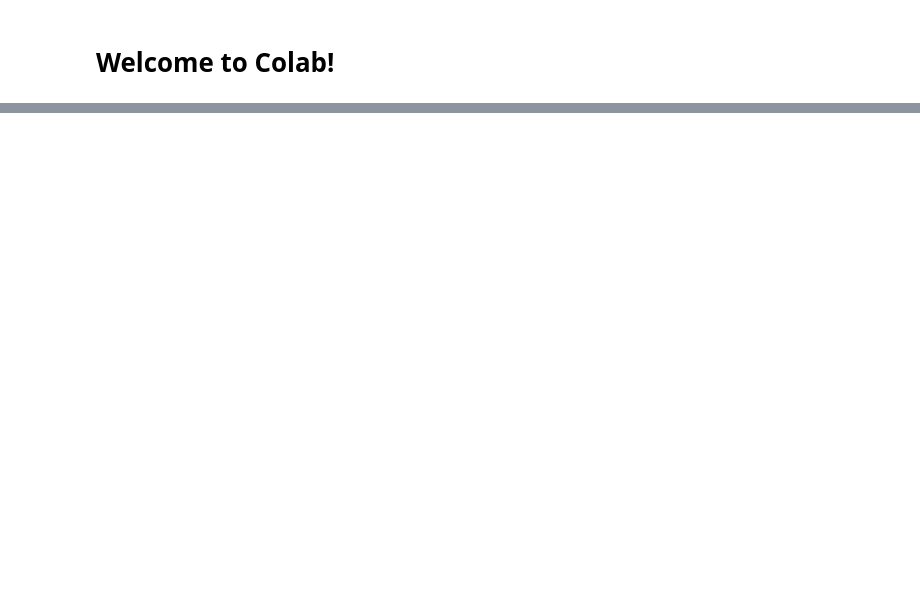
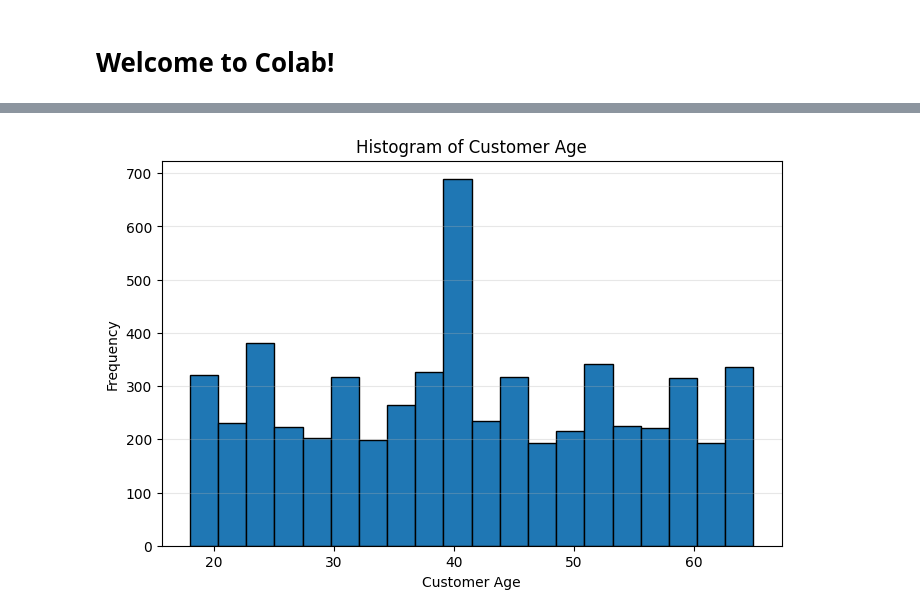
Before and after one commit to siripikusumareddy/DATASET, a Jupyter notebook: Copy_of_Welcome_To_Colab.ipynb, the cells around one changed output, grey strips where cells are left out. Cells and saved outputs as stored; diff of their text form; code cells hidden in the pictures; blank space fills up the shorter version.

```diff
--- a/Copy_of_Welcome_To_Colab.ipynb
+++ b/Copy_of_Welcome_To_Colab.ipynb
@@ -96,0 +230,15 @@ display(
+# %%
+df["Discount_Amount"] = (
+    df["Revenue"] * df["Discount"]/100
+)
+# %%
+df["Profit_Margin"] = (
+    df["Profit"]/df["Revenue"]
+)*100
+# %%
+df["Order_Month"] = df["Order_Date"].dt.month_name()
+# %%
+df["Delivery_Delay"] = (
+    df["Delivery_Date"] -
+    df["Order_Date"]
+).dt.days
@@ -96,0 +376,11 @@ display(
+# %%
+plt.figure(figsize=(8,5))
+plt.hist(df["Age"], bins=20, edgecolor="black")
+plt.title("Histogram of Customer Age")
+plt.xlabel("Customer Age")
+plt.ylabel("Frequency")
+plt.grid(axis='y', alpha=0.3)
+plt.savefig("Histogram_Age.png")
+plt.show()
+# %% [output]
+[figure, added]
```
Also changed, not shown: parts of 77 cells of this notebook.
